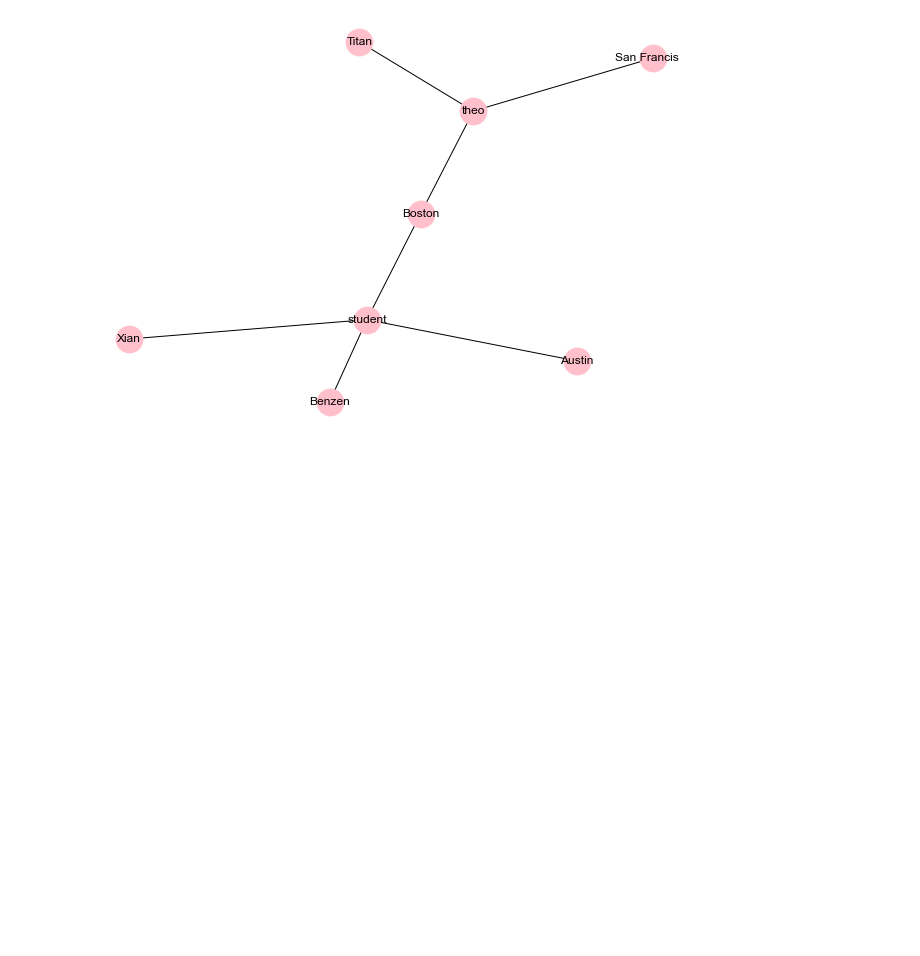
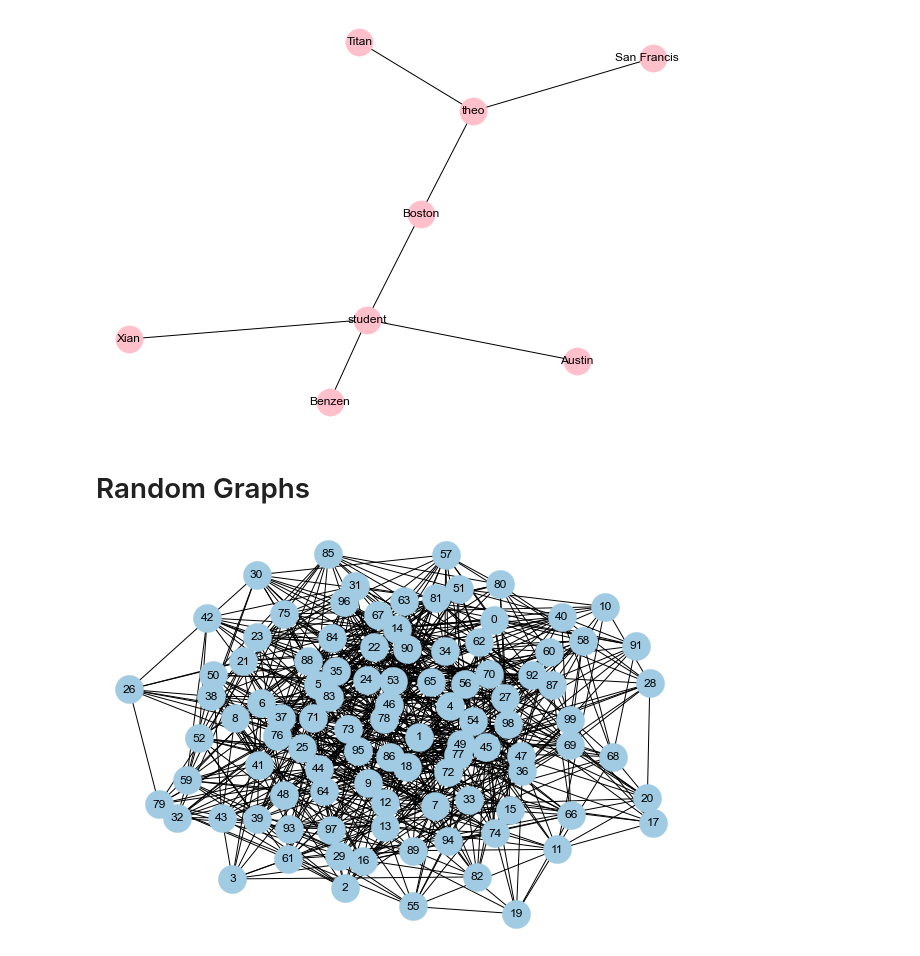
Before and after one commit to JayantGoel001/GraphsAndSocialNetworkAnalytics, a Jupyter notebook: Random Graph.ipynb, the cells around one changed output. Saved outputs shown, nothing was run; the diff lists cells and outputs as text; code cells hidden in the pictures; blank space fills up the shorter version.

```diff
--- a/Random Graph.ipynb
+++ b/Random Graph.ipynb
@@ -62,3 +62,10 @@ B.add_edges_from(edges)
 nx.draw(B,with_labels=True,node_color='pink',node_size=750)
 # %% [output]
 [figure]
+# %% [markdown]
+# Random Graphs
+# %%
+er = nx.erdos_renyi_graph(100,0.15)
+nx.draw(er,node_color="#A0CBE2",node_size=800,with_labels=True)
+# %% [output]
+[figure, added]
```
Also changed, not shown: parts of 2 cells of this notebook.
